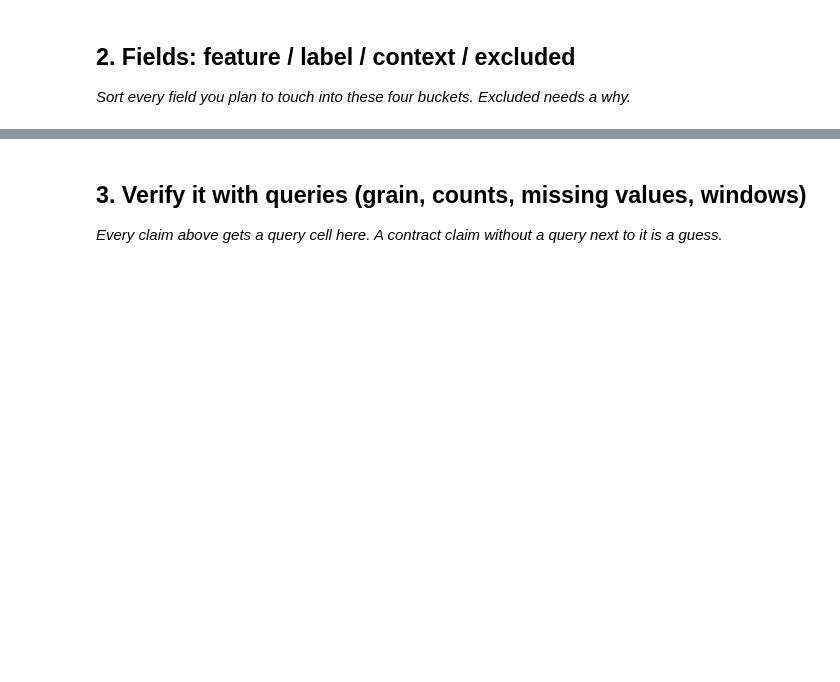
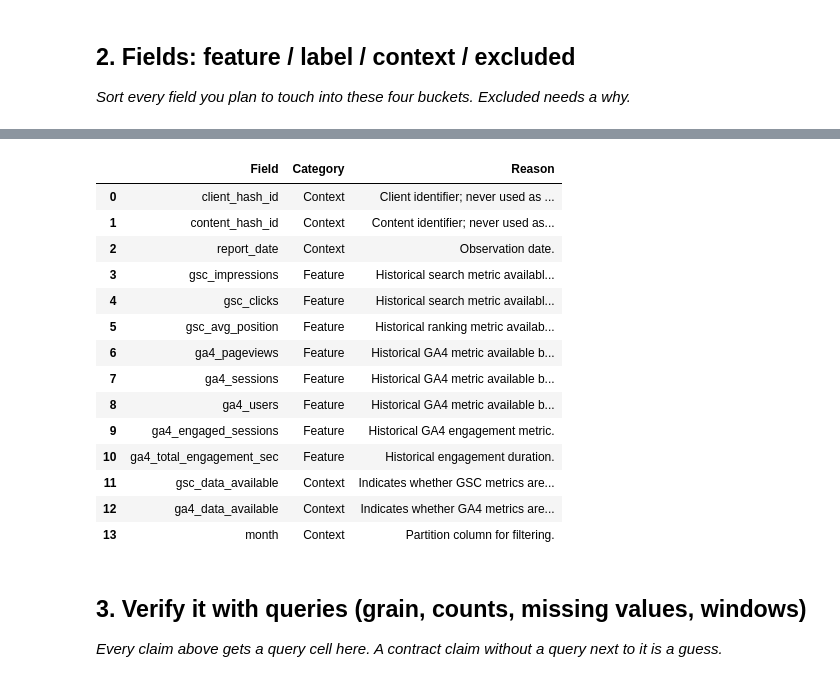
Before and after one commit to pratham6306/ml-internship-flyrank, a Jupyter notebook: work/notebooks/w03_data_contract.ipynb, the cells around one changed output, grey strips where cells are left out. Cells and saved outputs as stored; diff of their text form; code cells hidden in the pictures; blank space fills up the shorter version.

```diff
--- a/work/notebooks/w03_data_contract.ipynb
+++ b/work/notebooks/w03_data_contract.ipynb
@@ -12,0 +9,16 @@ This skeleton is yours to fill. Work the sections **in order** — each one has
+# %%
+# ==========================
+# ML-04 : Data Contract
+# Imports
+# ==========================
+
+!pip -q install duckdb huggingface_hub pandas pyarrow
+
+import duckdb
+import pandas as pd
+
+from huggingface_hub import login
+from google.colab import userdata
+
+pd.set_option("display.max_columns", None)
+pd.set_option("display.max_colwidth", None)
@@ -17,3 +113,74 @@ This skeleton is yours to fill. Work the sections **in order** — each one has
+# %%
+import pandas as pd
+
+field_contract = pd.DataFrame({
+    "Field": [
+        "client_hash_id",
+        "content_hash_id",
+        "report_date",
+        "gsc_impressions",
+        "gsc_clicks",
+        "gsc_avg_position",
+        "ga4_pageviews",
+        "ga4_sessions",
+        "ga4_users",
+        "ga4_engaged_sessions",
+        "ga4_total_engagement_sec",
+        "gsc_data_available",
+        "ga4_data_available",
+        "month"
+    ],
+    "Category": [
+        "Context",
+        "Context",
+        "Context",
+        "Feature",
+        "Feature",
+        "Feature",
+        "Feature",
+        "Feature",
+        "Feature",
+        "Feature",
+        "Feature",
+        "Context",
+        "Context",
+        "Context"
+    ],
+    "Reason": [
+        "Client identifier; never used as model input.",
+        "Content identifier; never used as model input.",
+        "Observation date.",
+        "Historical search metric available before prediction.",
+        "Historical search metric available before prediction.",
+        "Historical ranking metric available before prediction.",
+        "Historical GA4 metric available before prediction.",
+        "Historical GA4 metric available before prediction.",
+        "Historical GA4 metric available before prediction.",
+        "Historical GA4 engagement metric.",
+        "Historical engagement duration.",
+        "Indicates whether GSC metrics are valid.",
+        "Indicates whether GA4 metrics are valid.",
+        "Partition column for filtering."
+    ]
+})
+
+field_contract
+# %% [output]
+|  | Field | Category | Reason |
+| 0 | client_hash_id | Context | Client identifier; never used as ... |
+| 1 | content_hash_id | Context | Content identifier; never used as... |
+| 2 | report_date | Context | Observation date. |
+| 3 | gsc_impressions | Feature | Historical search metric availabl... |
+| 4 | gsc_clicks | Feature | Historical search metric availabl... |
+| 5 | gsc_avg_position | Feature | Historical ranking metric availab... |
+| 6 | ga4_pageviews | Feature | Historical GA4 metric available b... |
+| 7 | ga4_sessions | Feature | Historical GA4 metric available b... |
+| 8 | ga4_users | Feature | Historical GA4 metric available b... |
+| 9 | ga4_engaged_sessions | Feature | Historical GA4 engagement metric. |
+| 10 | ga4_total_engagement_sec | Feature | Historical engagement duration. |
+| 11 | gsc_data_available | Context | Indicates whether GSC metrics are... |
+| 12 | ga4_data_available | Context | Indicates whether GA4 metrics are... |
+| 13 | month | Context | Partition column for filtering. |
 # %% [markdown]
 ## 3. Verify it with queries (grain, counts, missing values, windows)
 
```
Also changed, not shown: parts of 13 cells of this notebook.
